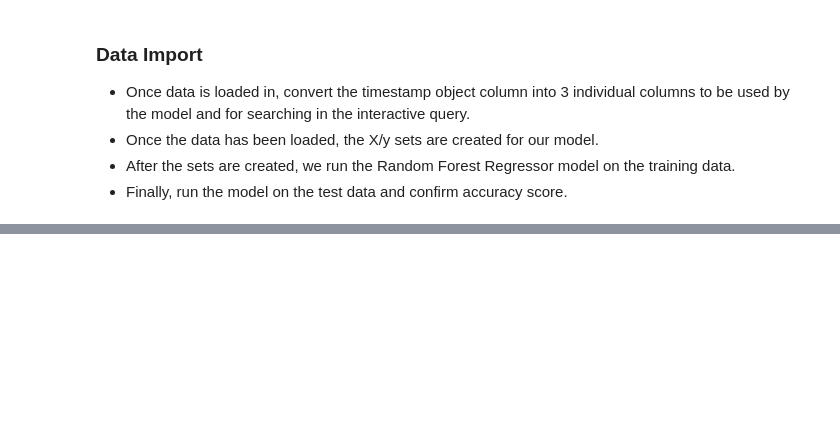
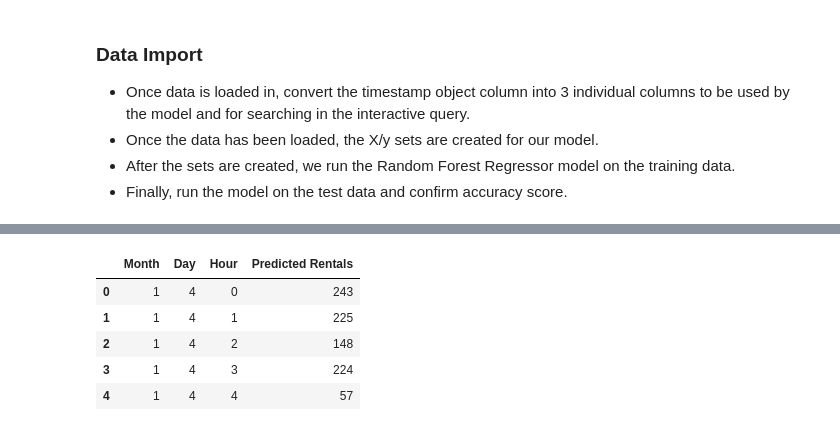
Before and after one commit to shawnkish8/capstone, a Jupyter notebook: Capstone_Project.ipynb, the cells around one changed output, grey strips where cells are left out. Saved outputs shown, nothing was run; the diff lists cells and outputs as text; code cells hidden in the pictures; blank space fills up the shorter version.

```diff
--- a/Capstone_Project.ipynb
+++ b/Capstone_Project.ipynb
@@ -27 +75,15 @@ data_set['Hour'] = data_set.timestamp.dt.hour
+# %%
+X = data_set.drop(["timestamp","cnt"], axis = 1)
+y = data_set["cnt"]
+
+X_train, X_test, y_train, y_test = train_test_split(X, y, test_size = 0.2)
+
+scaler = StandardScaler()
+
+X_train[['t1', 't2', 'hum', 'wind_speed', 'month', 'day', 'hour']] = scaler.fit_transform(
+                                                                    X_train[['t1', 't2', 'hum',
+                                                                             'wind_speed', 'Month', 'Day', 'Hour']])
+X_test[['t1', 't2', 'hum', 'wind_speed', 'month', 'day', 'hour']] = scaler.fit_transform(
+                                                                    X_test[['t1', 't2', 'hum',
+                                                                            'wind_speed', 'Month', 'Day', 'Hour']])
 # %%
@@ -90,0 +101,19 @@ ModuleNotFoundError: No module named 'watermark'
+# %%
+future_data = pd.read_csv("Demo.csv")
+
+future_data[['t1', 't2', 'hum', 'wind_speed', 'month', 'day', 'hour']] = scaler.fit_transform(
+                                                                    future_data[['t1', 't2', 'hum',
+                                                                            'wind_speed', 'Month', 'Day', 'Hour']])
+
+predictions = model.predict(future_data)
+
+
+future_data["Predicted Rentals"] = predictions.astype(int)
+future_data[["Month","Day","Hour","Predicted Rentals"]].head()
+# %% [output]
+|  | Month | Day | Hour | Predicted Rentals |
+| 0 | 1 | 4 | 0 | 243 |
+| 1 | 1 | 4 | 1 | 225 |
+| 2 | 1 | 4 | 2 | 148 |
+| 3 | 1 | 4 | 3 | 224 |
+| 4 | 1 | 4 | 4 | 57 |
```
Also changed, not shown: parts of 16 cells of this notebook, 38 other files.
